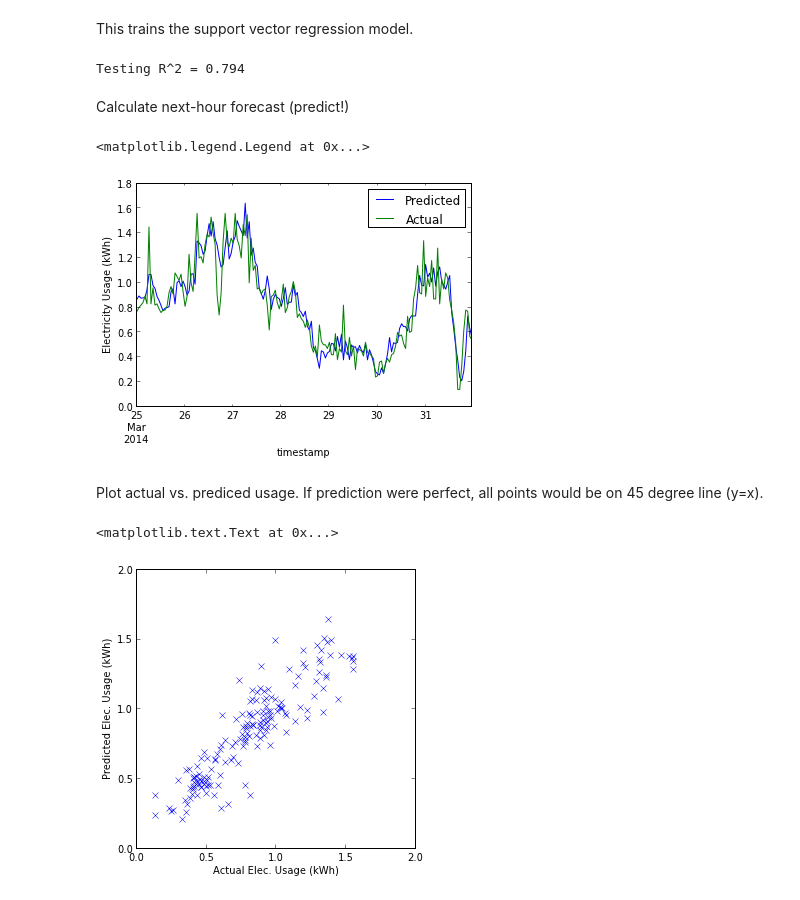
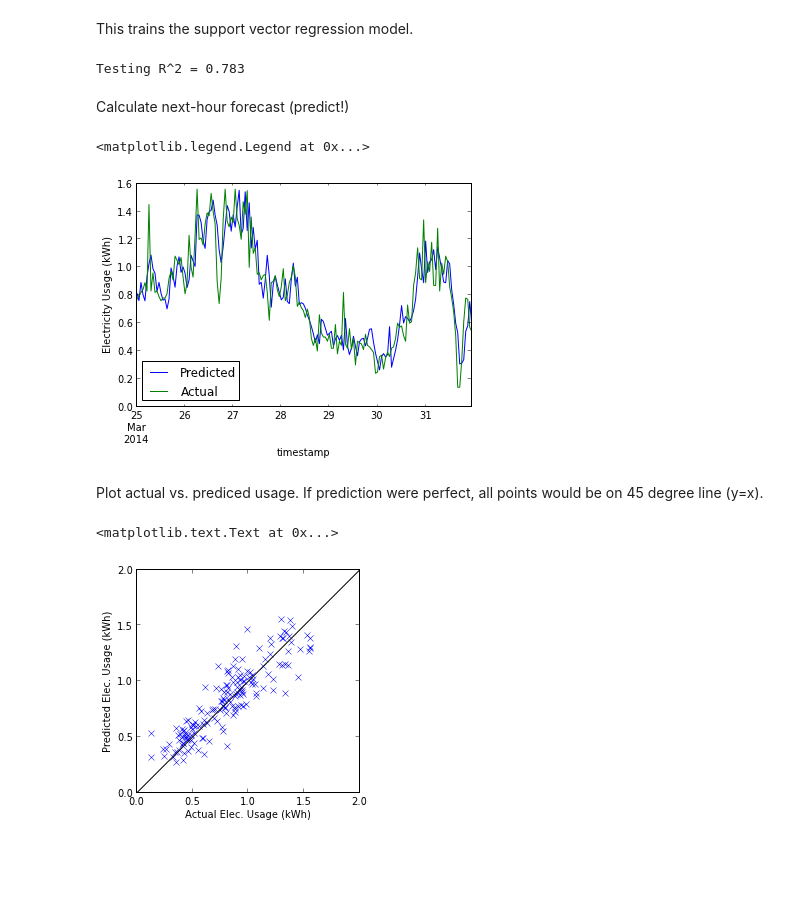
Before and after one commit to jtelszasz/my_energy_forecast_SVR, a Jupyter notebook: Elec_SVM.ipynb, the cells around one changed output. Cells and saved outputs as stored; diff of their text form; code cells hidden in the pictures; blank space fills up the shorter version.

```diff
--- a/Elec_SVM.ipynb
+++ b/Elec_SVM.ipynb
@@ -33,27 +35,3 @@ elec_and_weather[:5]
 | 2014-01-18 02:00:00 | 61 | 39.2 | 0.94 | 2014-01-18 02:59:00 | 4.588 |
 | 2014-01-18 03:00:00 | 65 | 39.2 | 1.11 | 2014-01-18 03:59:00 | 4.588 |
 | 2014-01-18 04:00:00 | 70 | 39.2 | 1.34 | 2014-01-18 04:59:00 | 4.588 |
-# %%
-
-# Add historic usage to each X vector
-
-# Set number of previous 6 hours
-n_prev_hours = 6
-
-# need to do this for range function
-n_prev_hours += 1
-
-for k in range(1,n_prev_hours):
-
-    elec_and_weather['USAGE_t-%i'% k] = np.zeros(len(elec_and_weather['USAGE']))
-
-for i in range(n_prev_hours-1,len(elec_and_weather['USAGE'])):
-
-    for j in range(1,n_prev_hours):
-
-        elec_and_weather['USAGE_t-%i'% j][i] = elec_and_weather['USAGE'][i-j]
-
-elec_and_weather = elec_and_weather.ix[n_prev_hours-1:]
-
-print elec_and_weather['USAGE_t-3'][:10]
-# Yesterday's total kWh
@@ -151,16 +188,20 @@ X_train, X_test, y_train, y_test = cross_validation.train_test_split(X_model_dat
+# %%
+scaler = pre.StandardScaler().fit(X_train)
+X_train_scaled = scaler.transform(X_train)
+X_test_scaled = scaler.transform(X_test)
 # %% [markdown]
 This trains the support vector regression model.
 # %%
-SVR_model = svm.SVR(kernel='rbf',C=85,gamma=.0005).fit(X_train,y_train)
+SVR_model = svm.SVR(kernel='rbf',C=85,gamma=.0005).fit(X_train_scaled,y_train)
 
-print 'Testing R^2 =', round(SVR_model.score(X_test,y_test),3)
+print 'Testing R^2 =', round(SVR_model.score(X_test_scaled,y_test),3)
 # %% [output]
-Testing R^2 = 0.794
+Testing R^2 = 0.783
 # %% [markdown]
 Calculate next-hour forecast (predict!)
 # %%
 # Use SVR model to calculate predicted next-hour usage
-predict_y_array = SVR_model.predict(X_test)
+predict_y_array = SVR_model.predict(X_test_scaled)
 
 # Put it in a Pandas dataframe for ease of use
 predict_y = pd.DataFrame(predict_y_array,columns=['USAGE'])
@@ -168,26 +209,27 @@ predict_y.index = X_test_df.index
 # %%
 # Plot the predicted values and actual
 
-plot_start = '25-mar-2014'
-plot_end = '31-mar-2014'
+plot_start = test_start
+plot_end = test_end
 
 fig = plt.figure()
 plt_predict = predict_y[plot_start:plot_end].plot()
 plt_actual = y_test_df[plot_start:plot_end].plot(grid=False)
 plt.ylabel('Electricity Usage (kWh)')
 plt.legend(['Predicted','Actual'],loc='best')
 # %% [output]
 <matplotlib.legend.Legend at 0x...>
-[figure, old version]
+[figure, new version]
 # %% [markdown]
 Plot actual vs. prediced usage.  If prediction were perfect, all points would be on 45 degree line (y=x).
 # %%
-fig = plt.figure(figsize=(5,5))
+fig = plt.figure(figsize=(4,4))
 plot = plt.plot(y_test_df,predict_y,'x')
+plot45 = plt.plot([0,2],[0,2],'k')
 plt.xlim([0,2])
 plt.ylim([0,2])
 plt.xlabel('Actual Elec. Usage (kWh)')
 plt.ylabel('Predicted Elec. Usage (kWh)')
 # %% [output]
 <matplotlib.text.Text at 0x...>
-[figure, old version]
+[figure, new version]
```
Also changed, not shown: parts of 11 cells of this notebook, 7 other files.
